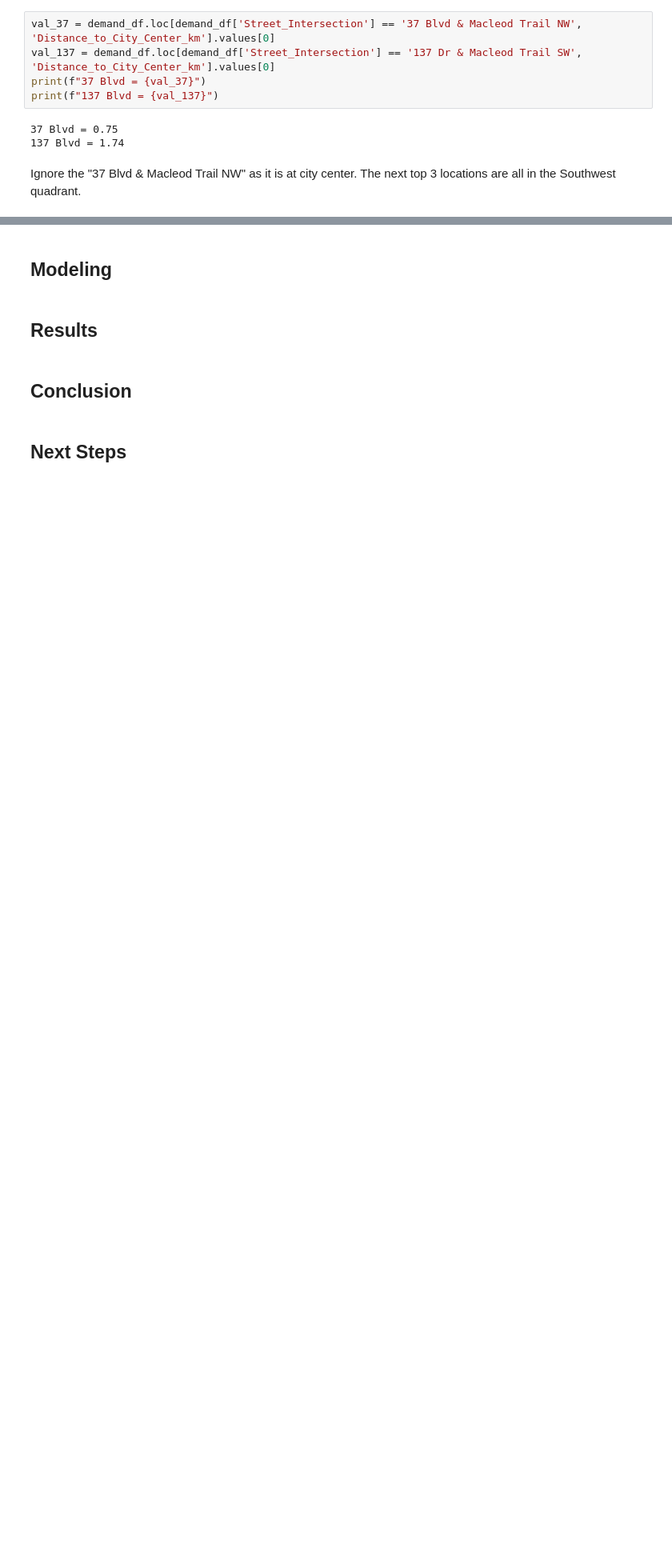
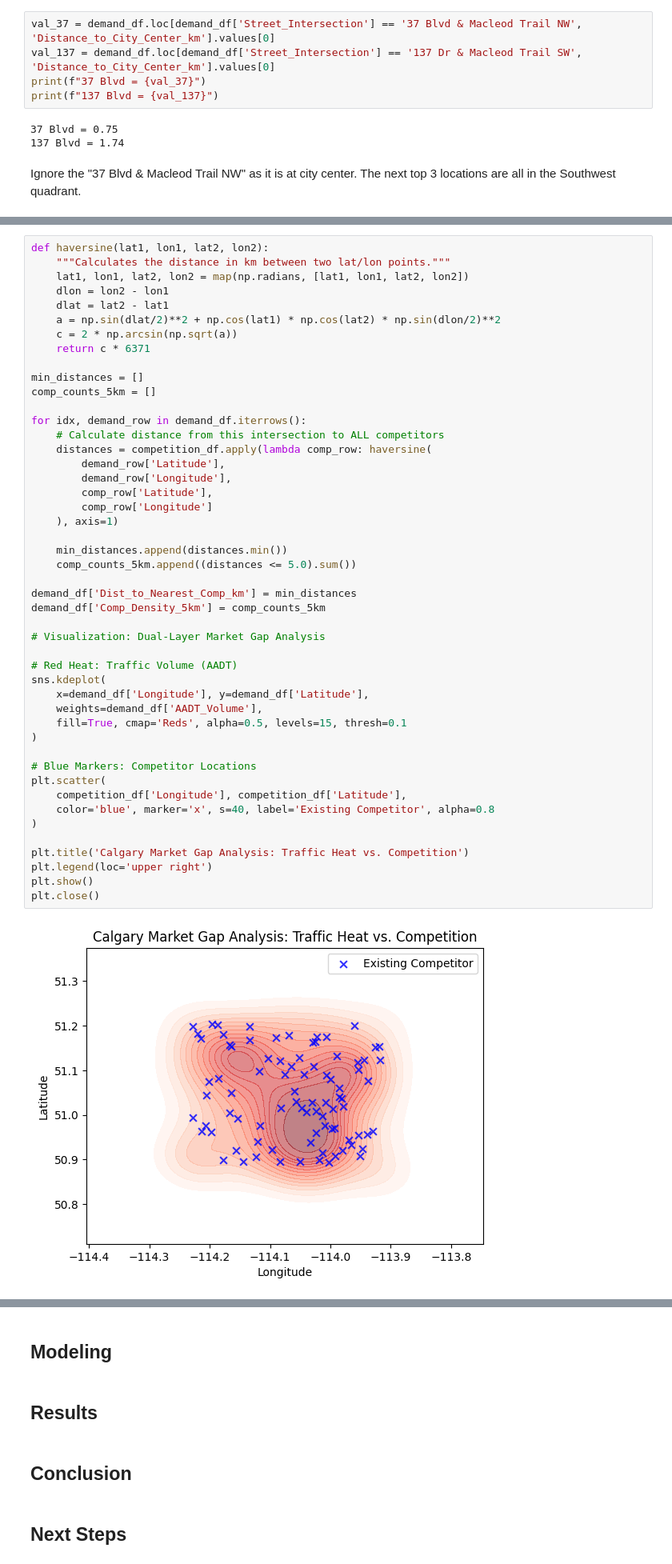
Before and after one commit to ctatlah/ai-carwash, a Jupyter notebook: carwash.ipynb, the cells around one changed output, grey strips where cells are left out. Shown at 80% size. Saved outputs shown, nothing was run; the diff lists cells and outputs as text; blank space fills up the shorter version.

```diff
--- a/carwash.ipynb
+++ b/carwash.ipynb
@@ -366,0 +375,49 @@ Ignore the "37 Blvd & Macleod Trail NW" as it is at city center. The next top 3
+# %%
+def haversine(lat1, lon1, lat2, lon2):
+    """Calculates the distance in km between two lat/lon points."""
+    lat1, lon1, lat2, lon2 = map(np.radians, [lat1, lon1, lat2, lon2])
+    dlon = lon2 - lon1
+    dlat = lat2 - lat1
+    a = np.sin(dlat/2)**2 + np.cos(lat1) * np.cos(lat2) * np.sin(dlon/2)**2
+    c = 2 * np.arcsin(np.sqrt(a))
+    return c * 6371
+
+min_distances = []
+comp_counts_5km = []
+
+for idx, demand_row in demand_df.iterrows():
+    # Calculate distance from this intersection to ALL competitors
+    distances = competition_df.apply(lambda comp_row: haversine(
+        demand_row['Latitude'],
+        demand_row['Longitude'],
+        comp_row['Latitude'],
+        comp_row['Longitude']
+    ), axis=1)
+
+    min_distances.append(distances.min())
+    comp_counts_5km.append((distances <= 5.0).sum())
+
+demand_df['Dist_to_Nearest_Comp_km'] = min_distances
+demand_df['Comp_Density_5km'] = comp_counts_5km
+
+# Visualization: Dual-Layer Market Gap Analysis
+
+# Red Heat: Traffic Volume (AADT)
+sns.kdeplot(
+    x=demand_df['Longitude'], y=demand_df['Latitude'],
+    weights=demand_df['AADT_Volume'],
+    fill=True, cmap='Reds', alpha=0.5, levels=15, thresh=0.1
+)
+
+# Blue Markers: Competitor Locations
+plt.scatter(
+    competition_df['Longitude'], competition_df['Latitude'],
+    color='blue', marker='x', s=40, label='Existing Competitor', alpha=0.8
+)
+
+plt.title('Calgary Market Gap Analysis: Traffic Heat vs. Competition')
+plt.legend(loc='upper right')
+plt.show()
+plt.close()
+# %% [output]
+[figure, added]
```
Also changed, not shown: parts of 7 cells of this notebook.
